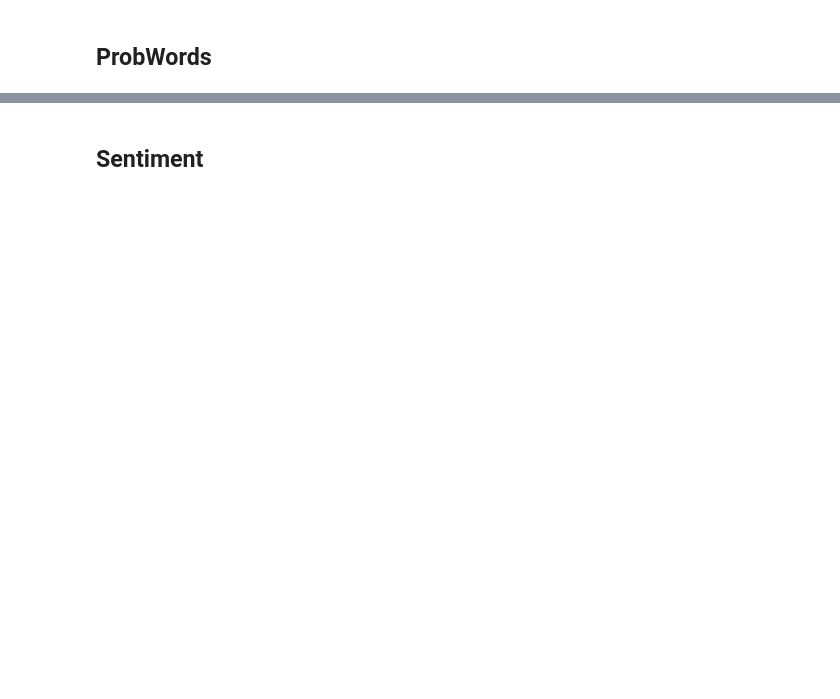
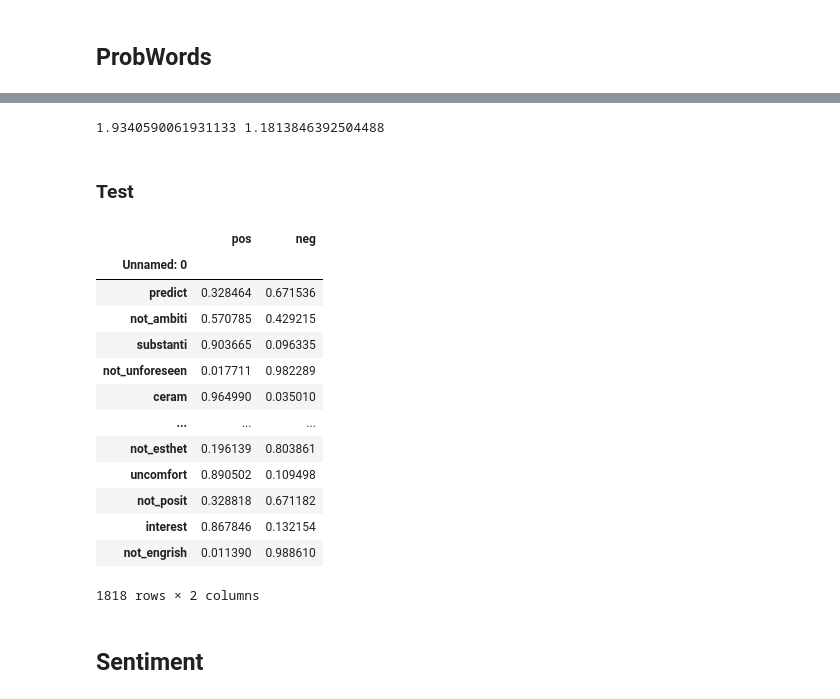
Before and after one commit to saiteki-kai/amazon-reviews, a Jupyter notebook: notebooks/06_results.ipynb, the cells around one changed output, grey strips where cells are left out. Cells and saved outputs as stored; diff of their text form; code cells hidden in the pictures; blank space fills up the shorter version.

Commit message:
feat: update topics

```diff
--- a/notebooks/06_results.ipynb
+++ b/notebooks/06_results.ipynb
@@ -416,0 +434,36 @@ Highly recommended.
+# %%
+phi_df = pd.read_csv(asum_output_dir / f"{filename_prefix}-Phi.csv")
+words_probs = phi_df.set_index("Unnamed: 0")
+tot_probs = words_probs.sum(axis=1)
+
+pos_t = [f"S0-T{t}" for t in range(n_topics)]
+pos_probs = words_probs[pos_t]
+pos_max_probs = pos_probs.sum(axis=1).max()
+
+neg_t = [f"S1-T{t}" for t in range(n_topics)]
+neg_probs = words_probs[neg_t]
+neg_max_probs = neg_probs.sum(axis=1).max()
+
+print(pos_max_probs, neg_max_probs)
+
+
+#pos_probs.sum(axis=1) / pos_max_probs
+probs = pd.DataFrame({
+    "pos": pos_probs.sum(axis=1) / tot_probs,
+    "neg": neg_probs.sum(axis=1) / tot_probs
+})
+# %% [output]
+1.9340590061931133 1.1813846392504488
+# %% [markdown]
+### Test
+# %%
+from reviews.utils import flat_sentence_tokens
+from reviews.preprocess import ss
+
+test_reviews_df = pd.read_json(processed_data_dir / f"reviews_text_lemmatization.json.gz")
+
+tokens = flat_sentence_tokens(test_reviews_df["tokens"])
+vocabulary = dict((e, i) for i, e in enumerate(set(tokens)))
+
+vocabs = set(vocabulary.keys())
+vocabs = set([v.replace("not_", "") for v in vocabs])
@@ -417,3 +472,25 @@ Highly recommended.
+# %%
+adjs = set([w for v in vocabs for w, t in pos_tag([str(v)]) if t.startswith("J")])
+adjs = set([ss.stem(w) for w in adjs])
+adjs = adjs.union([f"not_{w}" for w in adjs])
+adjs = adjs.intersection(set([str(v) for v in probs.index.values]))
+# %%
+probs.loc[list(adjs)]
+# %% [output]
+|  | pos | neg |
+| Unnamed: 0 |  |  |
+| predict | 0.328464 | 0.671536 |
+| not_ambiti | 0.570785 | 0.429215 |
+| substanti | 0.903665 | 0.096335 |
+| not_unforeseen | 0.017711 | 0.982289 |
+| ceram | 0.964990 | 0.035010 |
+| ... | ... | ... |
+| not_esthet | 0.196139 | 0.803861 |
+| uncomfort | 0.890502 | 0.109498 |
+| not_posit | 0.328818 | 0.671182 |
+| interest | 0.867846 | 0.132154 |
+| not_engrish | 0.011390 | 0.988610 |
+1818 rows × 2 columns
 # %% [markdown]
 ## Sentiment
 # %%
```
Also changed, not shown: parts of 22 cells of this notebook.
